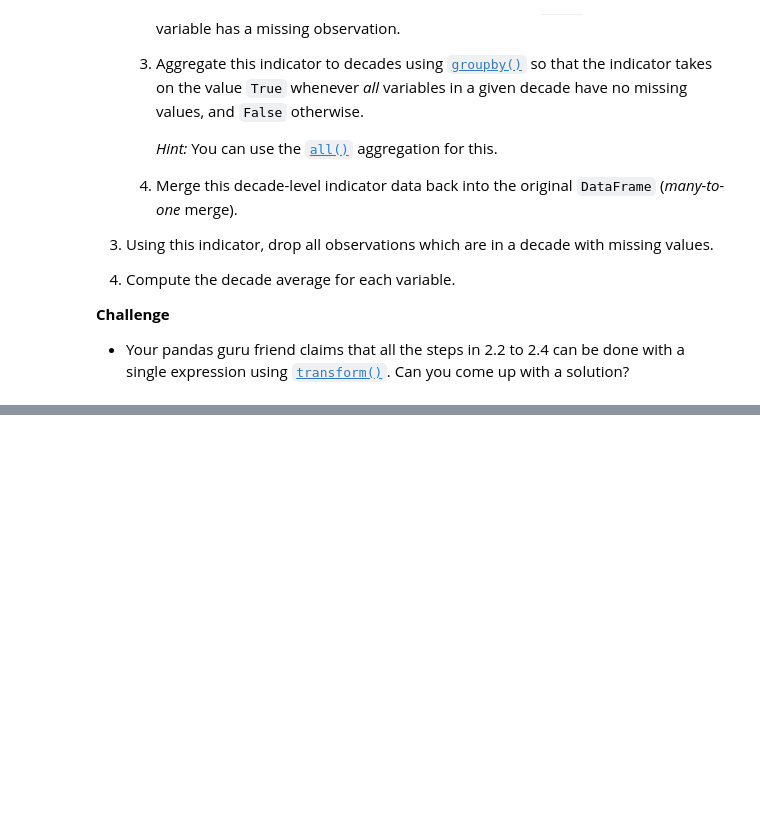
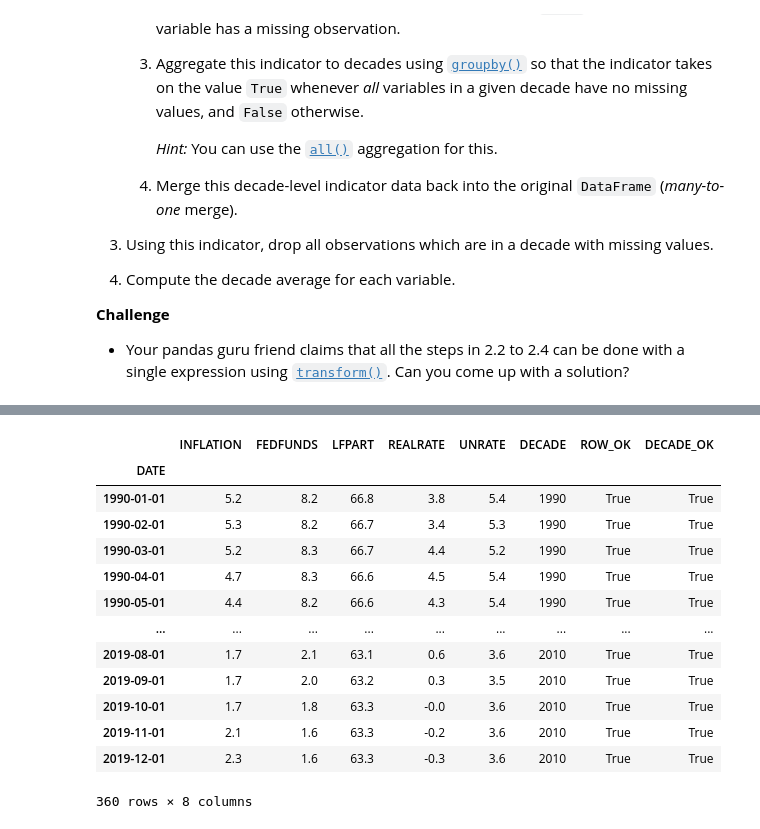
Before and after one commit to JKO-coder1/TECH2-H26, a Jupyter notebook: workshops/workshop5/workshop5_v1_JK.ipynb, the cells around one changed output, grey strips where cells are left out. Cells and saved outputs as stored; diff of their text form; code cells hidden in the pictures; blank space fills up the shorter version.

```diff
--- a/workshops/workshop5/workshop5_v1_JK.ipynb
+++ b/workshops/workshop5/workshop5_v1_JK.ipynb
@@ -286,0 +313,19 @@ df['ROW_OK'] = df[obs].notna().all(axis=1)
+# %%
+# 3.1
+df_final = df_final[df_final['DECADE_OK']]
+df_final
+# %% [output]
+|  | INFLATION | FEDFUNDS | LFPART | REALRATE | UNRATE | DECADE | ROW_OK | DECADE_OK |
+| DATE |  |  |  |  |  |  |  |  |
+| 1990-01-01 | 5.2 | 8.2 | 66.8 | 3.8 | 5.4 | 1990 | True | True |
+| 1990-02-01 | 5.3 | 8.2 | 66.7 | 3.4 | 5.3 | 1990 | True | True |
+| 1990-03-01 | 5.2 | 8.3 | 66.7 | 4.4 | 5.2 | 1990 | True | True |
+| 1990-04-01 | 4.7 | 8.3 | 66.6 | 4.5 | 5.4 | 1990 | True | True |
+| 1990-05-01 | 4.4 | 8.2 | 66.6 | 4.3 | 5.4 | 1990 | True | True |
+| ... | ... | ... | ... | ... | ... | ... | ... | ... |
+| 2019-08-01 | 1.7 | 2.1 | 63.1 | 0.6 | 3.6 | 2010 | True | True |
+| 2019-09-01 | 1.7 | 2.0 | 63.2 | 0.3 | 3.5 | 2010 | True | True |
+| 2019-10-01 | 1.7 | 1.8 | 63.3 | -0.0 | 3.6 | 2010 | True | True |
+| 2019-11-01 | 2.1 | 1.6 | 63.3 | -0.2 | 3.6 | 2010 | True | True |
+| 2019-12-01 | 2.3 | 1.6 | 63.3 | -0.3 | 3.6 | 2010 | True | True |
+360 rows × 8 columns
```
Also changed, not shown: parts of 5 cells of this notebook.
